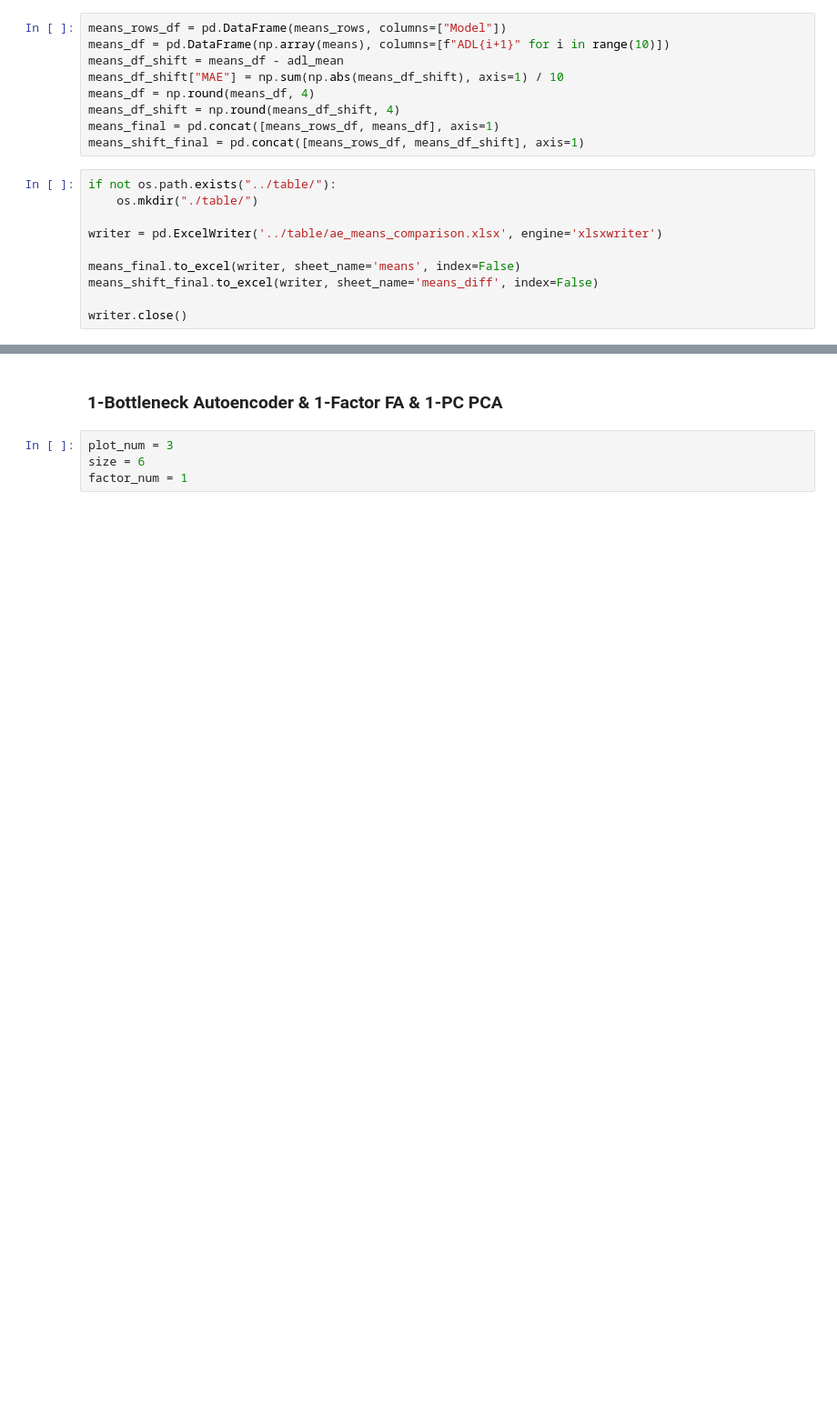
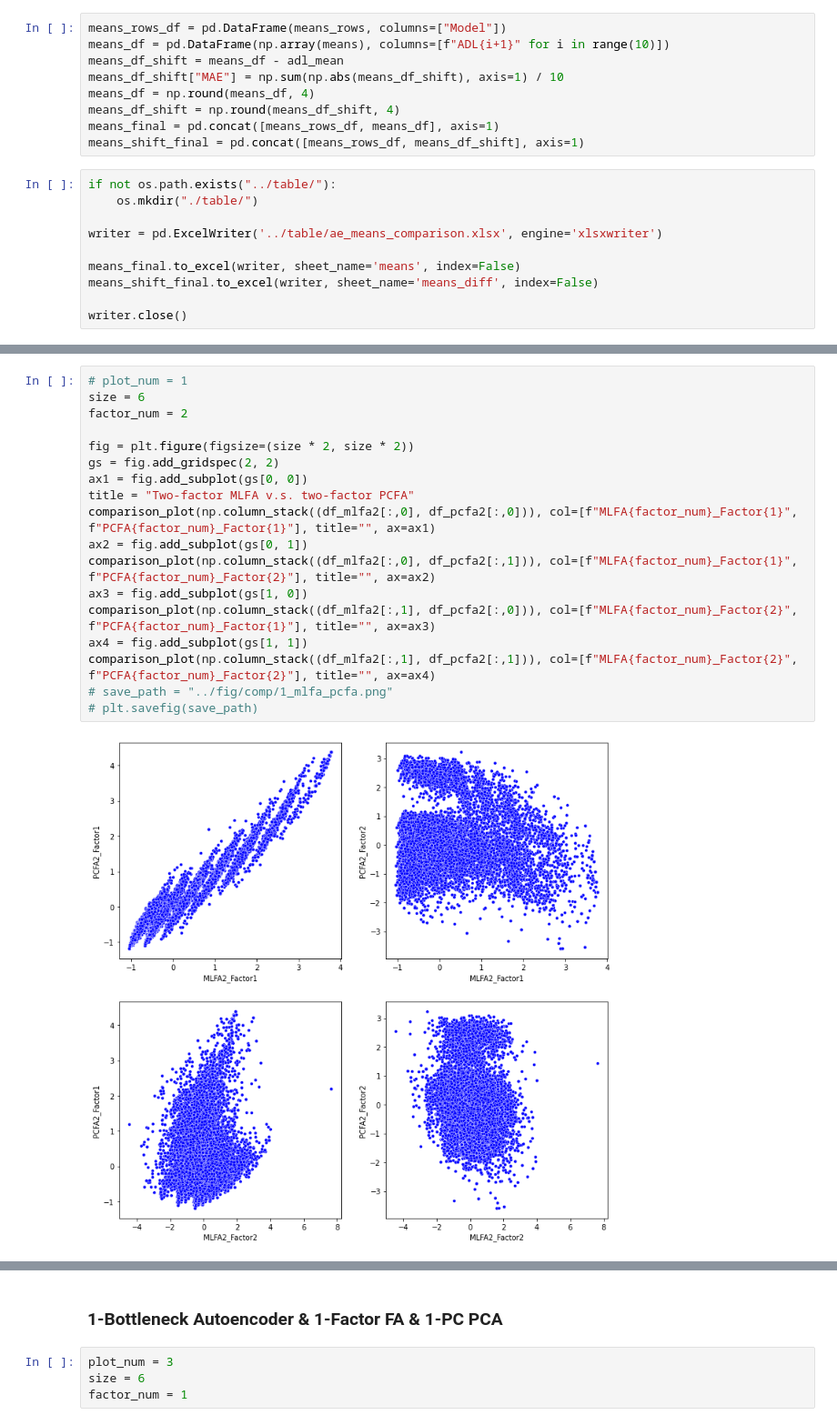
Before and after one commit to lihanwen1017769643/stat4799, a Jupyter notebook: py/3_AE.ipynb, the cells around one changed output, grey strips where cells are left out. Shown at 91% size. Saved outputs shown, nothing was run; the diff lists cells and outputs as text; blank space fills up the shorter version.

```diff
--- a/py/3_AE.ipynb
+++ b/py/3_AE.ipynb
@@ -330,0 +367,20 @@ writer.close()
+# %%
+# plot_num = 1
+size = 6
+factor_num = 2
+
+fig = plt.figure(figsize=(size * 2, size * 2))
+gs = fig.add_gridspec(2, 2)
+ax1 = fig.add_subplot(gs[0, 0])
+title = "Two-factor MLFA v.s. two-factor PCFA"
+comparison_plot(np.column_stack((df_mlfa2[:,0], df_pcfa2[:,0])), col=[f"MLFA{factor_num}_Factor{1}", f"PCFA{factor_num}_Factor{1}"], title="", ax=ax1)
+ax2 = fig.add_subplot(gs[0, 1])
+comparison_plot(np.column_stack((df_mlfa2[:,0], df_pcfa2[:,1])), col=[f"MLFA{factor_num}_Factor{1}", f"PCFA{factor_num}_Factor{2}"], title="", ax=ax2)
+ax3 = fig.add_subplot(gs[1, 0])
+comparison_plot(np.column_stack((df_mlfa2[:,1], df_pcfa2[:,0])), col=[f"MLFA{factor_num}_Factor{2}", f"PCFA{factor_num}_Factor{1}"], title="", ax=ax3)
+ax4 = fig.add_subplot(gs[1, 1])
+comparison_plot(np.column_stack((df_mlfa2[:,1], df_pcfa2[:,1])), col=[f"MLFA{factor_num}_Factor{2}", f"PCFA{factor_num}_Factor{2}"], title="", ax=ax4)
+# save_path = "../fig/comp/1_mlfa_pcfa.png"
+# plt.savefig(save_path)
+# %% [output]
+[figure, added]
```
Also changed, not shown: parts of 5 cells of this notebook.
